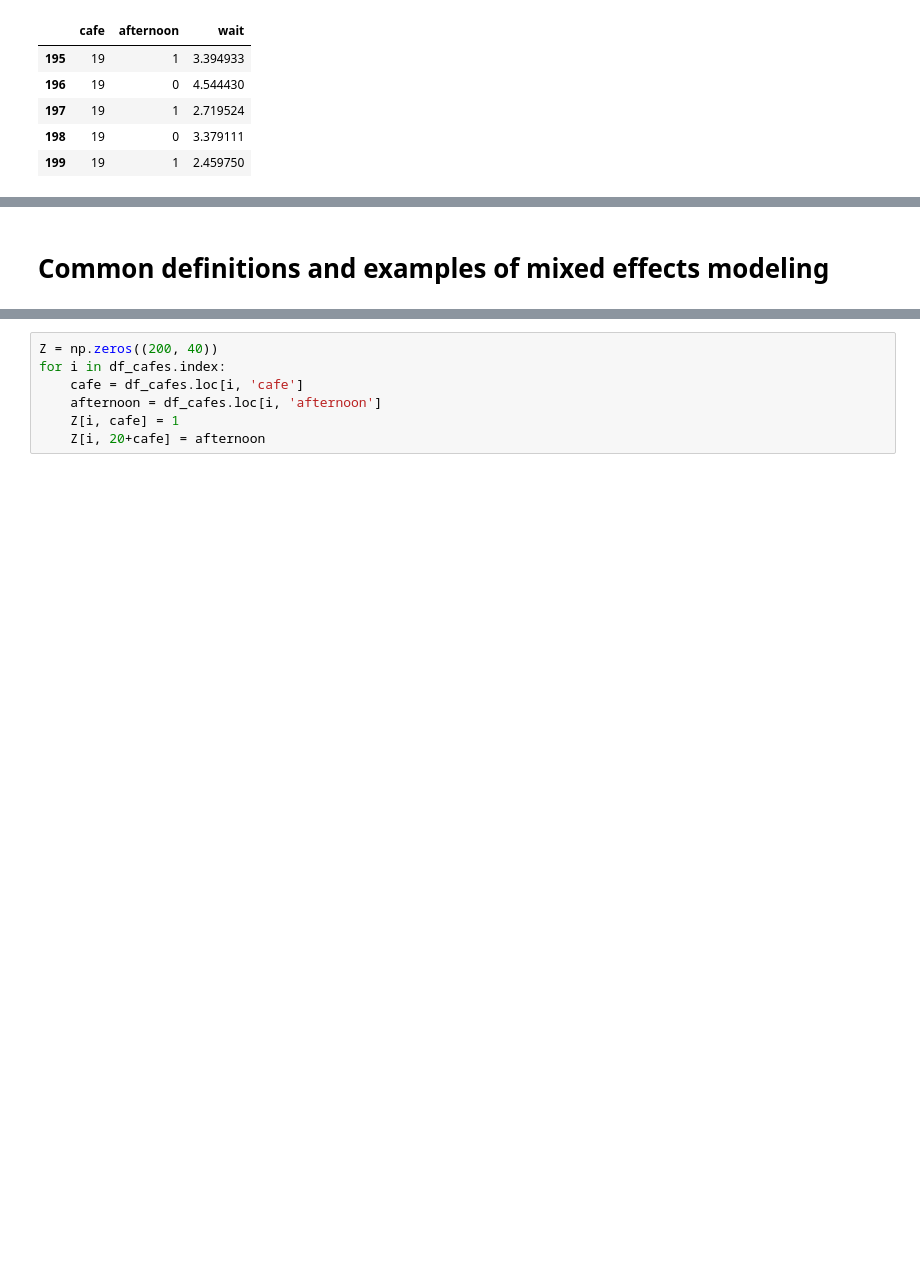
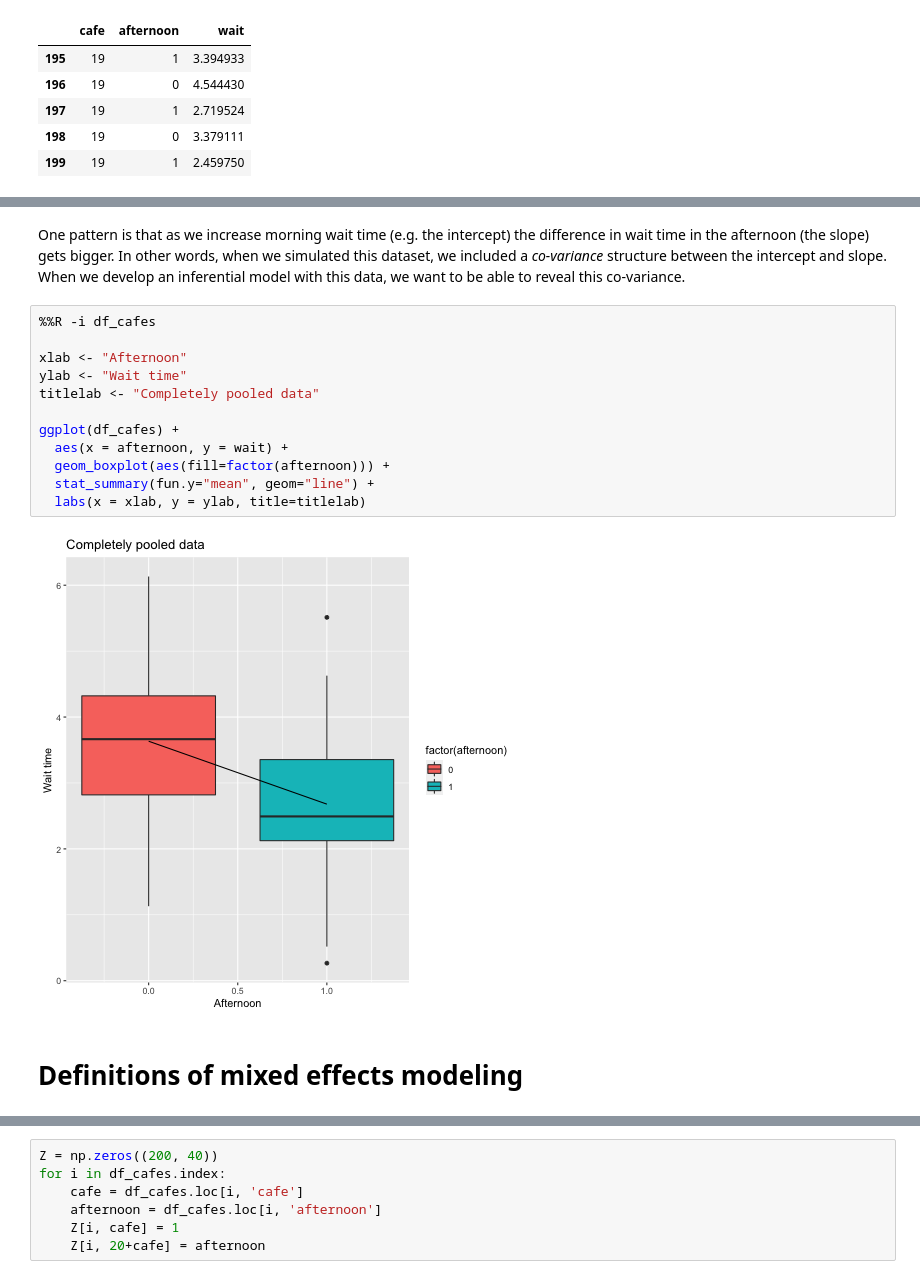
Before and after one commit to benslack19/stats_rethinking, a Jupyter notebook: blog_entries/mixed_effects_freqvsbayes_cafes.ipynb, the cells around one changed output, grey strips where cells are left out. Cells and saved outputs as stored; diff of their text form; blank space fills up the shorter version.

```diff
--- a/blog_entries/mixed_effects_freqvsbayes_cafes.ipynb
+++ b/blog_entries/mixed_effects_freqvsbayes_cafes.ipynb
@@ -132,3 +145,19 @@ ggplot(df_cafes) +
+# %% [markdown]
+One pattern is that as we increase morning wait time (e.g. the intercept) the difference in wait time in the afternoon (the slope) gets bigger. In other words, when we simulated this dataset, we included a *co-variance* structure between the intercept and slope. When we develop an inferential model with this data, we want to be able to reveal this co-variance.
+# %%
+%%R -i df_cafes
+
+xlab <- "Afternoon"
+ylab <- "Wait time"
+titlelab <- "Completely pooled data"
+
+ggplot(df_cafes) +
+  aes(x = afternoon, y = wait) +
+  geom_boxplot(aes(fill=factor(afternoon))) +
+  stat_summary(fun.y="mean", geom="line") +
+  labs(x = xlab, y = ylab, title=titlelab)
+# %% [output]
+[figure, added]
 # %% [markdown]
-# Common definitions and examples of mixed effects modeling
+# Definitions of mixed effects modeling
 # %% [markdown]
```
Also changed, not shown: parts of 22 cells of this notebook.
